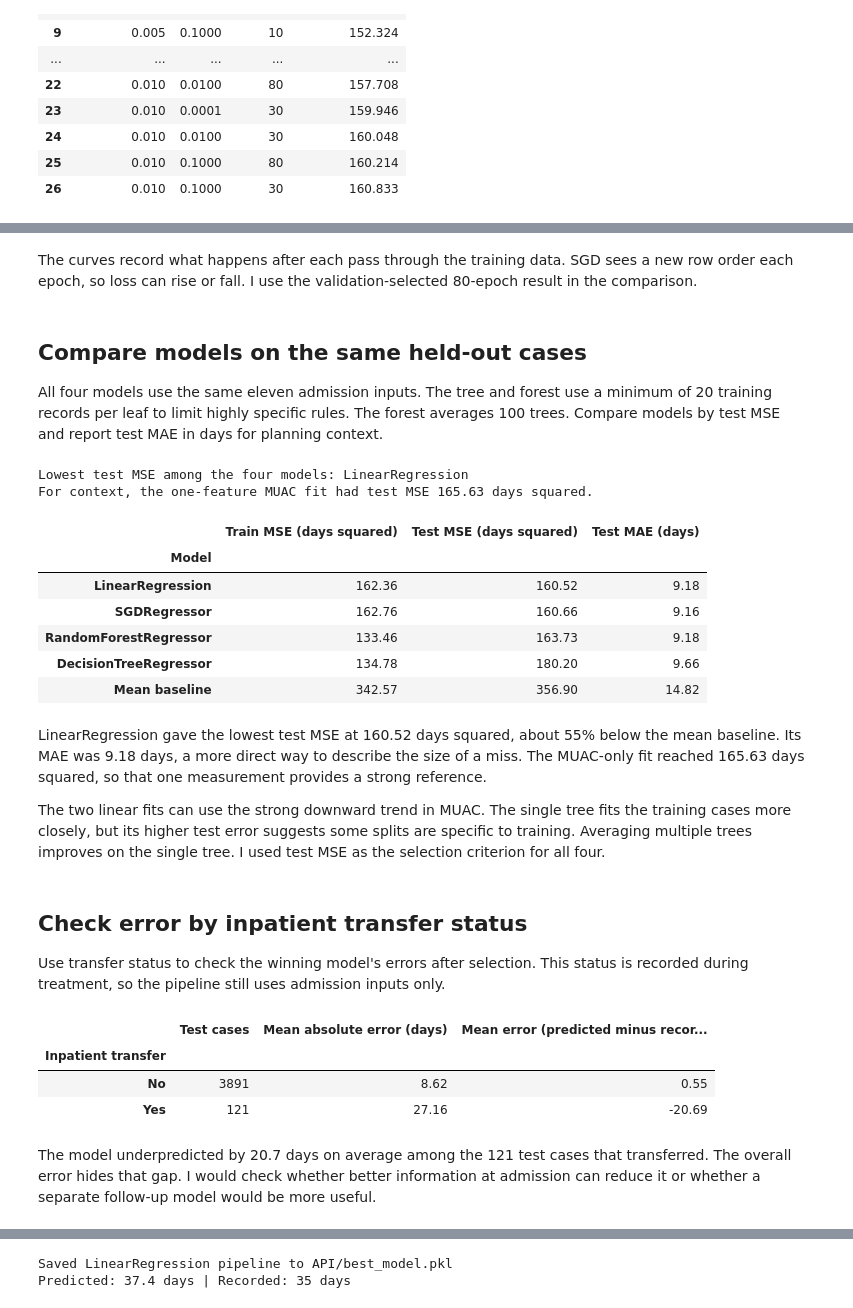
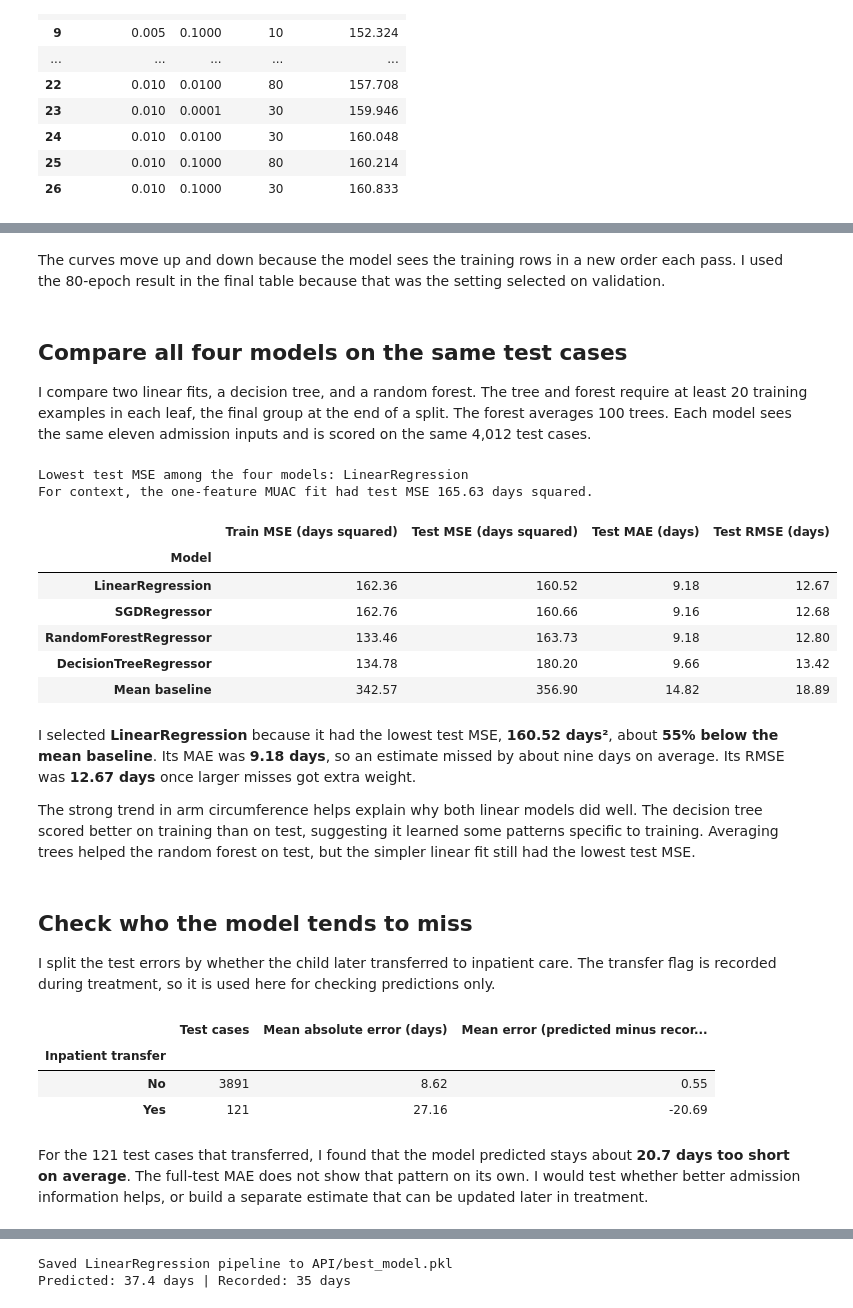
Before and after one commit to Mich-O/linear_regression_model, a Jupyter notebook: summative/linear_regression/multivariate.ipynb, the cells around one changed output, grey strips where cells are left out. Drawn from its saved outputs; the diff is of its cells as text; code cells hidden in the pictures.

```diff
--- a/summative/linear_regression/multivariate.ipynb
+++ b/summative/linear_regression/multivariate.ipynb
@@ -434,9 +458,9 @@ Epoch 80: train MSE 162.76, test MSE 160.66
 # %% [markdown]
-The curves record what happens after each pass through the training data. SGD sees a new row order each epoch, so loss can rise or fall. I use the validation-selected 80-epoch result in the comparison.
+The curves move up and down because the model sees the training rows in a new order each pass. I used the 80-epoch result in the final table because that was the setting selected on validation.
 # %% [markdown]
-## Compare models on the same held-out cases
+## Compare all four models on the same test cases
 
-All four models use the same eleven admission inputs. The tree and forest use a minimum of 20 training records per leaf to limit highly specific rules. The forest averages 100 trees. Compare models by test MSE and report test MAE in days for planning context.
+I compare two linear fits, a decision tree, and a random forest. The tree and forest require at least 20 training examples in each leaf, the final group at the end of a split. The forest averages 100 trees. Each model sees the same eleven admission inputs and is scored on the same 4,012 test cases.
 # %%
 from sklearn.ensemble import RandomForestRegressor
 from sklearn.tree import DecisionTreeRegressor
@@ -447,49 +471,51 @@ for estimator in (
     DecisionTreeRegressor(min_samples_leaf=20, random_state=seed),
     RandomForestRegressor(n_estimators=100, min_samples_leaf=20, random_state=seed, n_jobs=-1),
 ):
     pipeline = Pipeline([
         ("preprocessing", make_preprocessor(model_numeric_features, model_categorical_features)),
         ("regression", estimator),
     ])
     models[type(estimator).__name__] = pipeline.fit(train[model_features], train[target])
 
 scores = []
 for name, model in {"Mean baseline": baseline, **models}.items():
     train_prediction = model.predict(train[model_features])
     test_prediction = model.predict(test[model_features])
+    test_squared_error = mean_squared_error(test[target], test_prediction)
     scores.append({
         "Model": name,
         "Train MSE (days squared)": mean_squared_error(train[target], train_prediction),
-        "Test MSE (days squared)": mean_squared_error(test[target], test_prediction),
+        "Test MSE (days squared)": test_squared_error,
         "Test MAE (days)": mean_absolute_error(test[target], test_prediction),
+        "Test RMSE (days)": np.sqrt(test_squared_error),
     })
 
 model_scores = pd.DataFrame(scores).set_index("Model")
 winner_name = model_scores.loc[list(models), "Test MSE (days squared)"].idxmin()
 winning_pipeline = models[winner_name]
 print(f"Lowest test MSE among the four models: {winner_name}")
 
 muac_test_mse = mean_squared_error(test[target], muac_model.predict(test[["adm_muac"]]))
 print(f"For context, the one-feature MUAC fit had test MSE {muac_test_mse:.2f} days squared.")
 model_scores.sort_values("Test MSE (days squared)").round(2)
 # %% [output]
 Lowest test MSE among the four models: LinearRegression
 For context, the one-feature MUAC fit had test MSE 165.63 days squared.
-|  | Train MSE (days squared) | Test MSE (days squared) | Test MAE (days) |
-| Model |  |  |  |
-| LinearRegression | 162.36 | 160.52 | 9.18 |
-| SGDRegressor | 162.76 | 160.66 | 9.16 |
-| RandomForestRegressor | 133.46 | 163.73 | 9.18 |
-| DecisionTreeRegressor | 134.78 | 180.20 | 9.66 |
-| Mean baseline | 342.57 | 356.90 | 14.82 |
+|  | Train MSE (days squared) | Test MSE (days squared) | Test MAE (days) | Test RMSE (days) |
+| Model |  |  |  |  |
+| LinearRegression | 162.36 | 160.52 | 9.18 | 12.67 |
+| SGDRegressor | 162.76 | 160.66 | 9.16 | 12.68 |
+| RandomForestRegressor | 133.46 | 163.73 | 9.18 | 12.80 |
+| DecisionTreeRegressor | 134.78 | 180.20 | 9.66 | 13.42 |
+| Mean baseline | 342.57 | 356.90 | 14.82 | 18.89 |
 # %% [markdown]
-LinearRegression gave the lowest test MSE at 160.52 days squared, about 55% below the mean baseline. Its MAE was 9.18 days, a more direct way to describe the size of a miss. The MUAC-only fit reached 165.63 days squared, so that one measurement provides a strong reference.
+I selected **LinearRegression** because it had the lowest test MSE, **160.52 days²**, about **55% below the mean baseline**. Its MAE was **9.18 days**, so an estimate missed by about nine days on average. Its RMSE was **12.67 days** once larger misses got extra weight.
 
-The two linear fits can use the strong downward trend in MUAC. The single tree fits the training cases more closely, but its higher test error suggests some splits are specific to training. Averaging multiple trees improves on the single tree. I used test MSE as the selection criterion for all four.
+The strong trend in arm circumference helps explain why both linear models did well. The decision tree scored better on training than on test, suggesting it learned some patterns specific to training. Averaging trees helped the random forest on test, but the simpler linear fit still had the lowest test MSE.
 # %% [markdown]
-## Check error by inpatient transfer status
+## Check who the model tends to miss
 
-Use transfer status to check the winning model's errors after selection. This status is recorded during treatment, so the pipeline still uses admission inputs only.
+I split the test errors by whether the child later transferred to inpatient care. The transfer flag is recorded during treatment, so it is used here for checking predictions only.
 # %%
 transfer_scores = []
 for status, group in test.groupby("transfer_inpatient"):
@@ -508,5 +534,5 @@ pd.DataFrame(transfer_scores).set_index("Inpatient transfer").round(2)
 | No | 3891 | 8.62 | 0.55 |
 | Yes | 121 | 27.16 | -20.69 |
 # %% [markdown]
-The model underpredicted by 20.7 days on average among the 121 test cases that transferred. The overall error hides that gap. I would check whether better information at admission can reduce it or whether a separate follow-up model would be more useful.
+For the 121 test cases that transferred, I found that the model predicted stays about **20.7 days too short on average**. The full-test MAE does not show that pattern on its own. I would test whether better admission information helps, or build a separate estimate that can be updated later in treatment.
 # %% [markdown]
```
Also changed, not shown: parts of 24 cells of this notebook, 3 other files.
